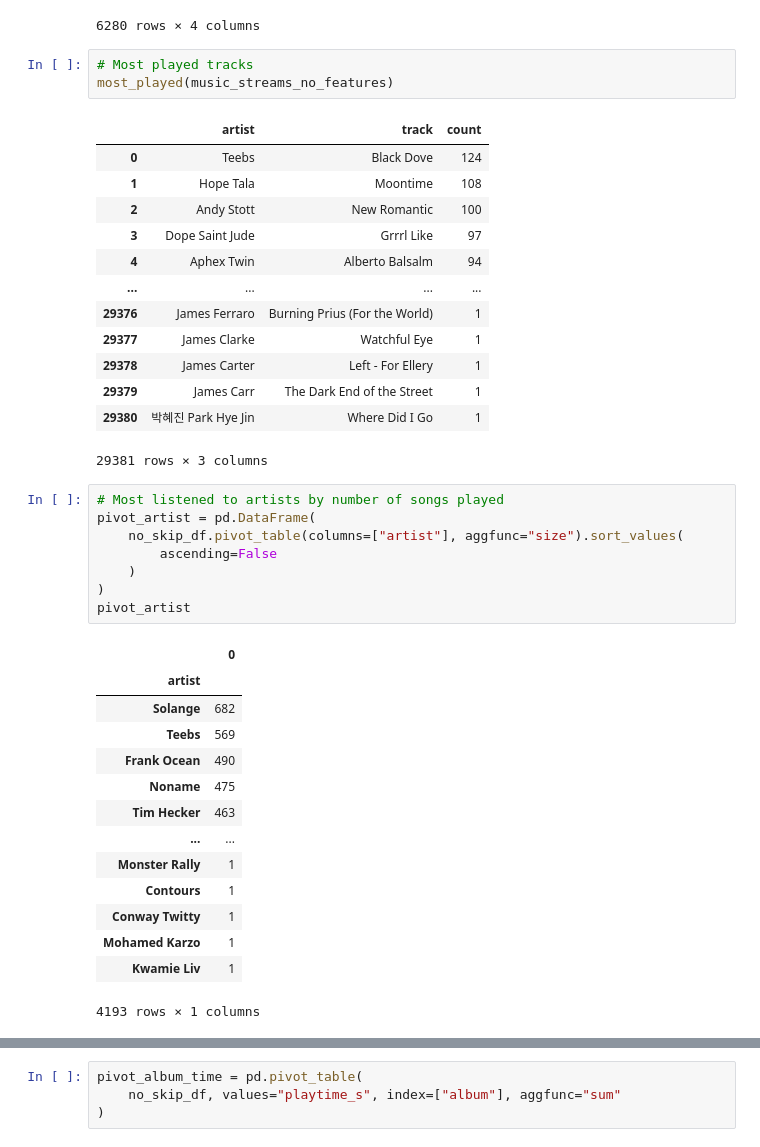
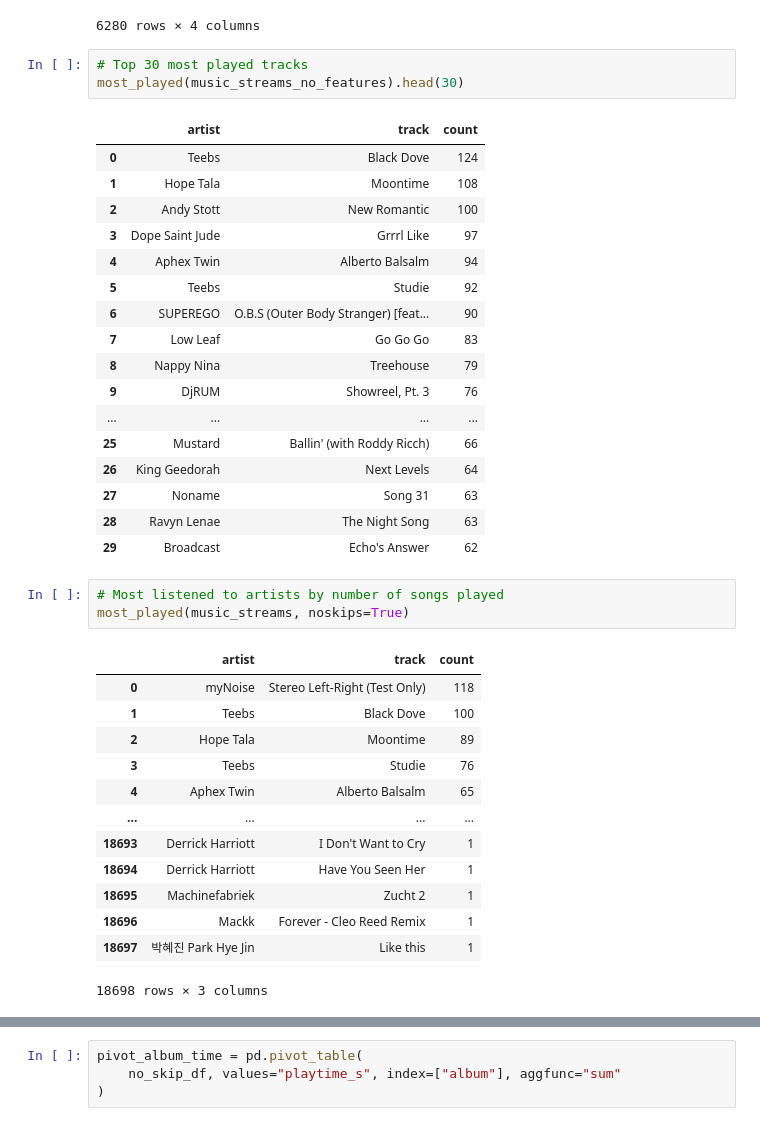
Before and after one commit to mmmuir/CL_DA2, a Jupyter notebook: ios_analysis.ipynb, the cells around one changed output, grey strips where cells are left out. Saved outputs shown, nothing was run; the diff lists cells and outputs as text.

```diff
--- a/ios_analysis.ipynb
+++ b/ios_analysis.ipynb
@@ -201,43 +201,41 @@ most_played(music_streams, noskips=True, years=[2022])
 | 6279 | "Weird Al" Yankovic | Amish Paradise (Parody of "Gangst... | 2022 | 1 |
 6280 rows × 4 columns
 # %%
-# Most played tracks
-most_played(music_streams_no_features)
+# Top 30 most played tracks
+most_played(music_streams_no_features).head(30)
 # %% [output]
 |  | artist | track | count |
 | 0 | Teebs | Black Dove | 124 |
 | 1 | Hope Tala | Moontime | 108 |
 | 2 | Andy Stott | New Romantic | 100 |
 | 3 | Dope Saint Jude | Grrrl Like | 97 |
 | 4 | Aphex Twin | Alberto Balsalm | 94 |
+| 5 | Teebs | Studie | 92 |
+| 6 | SUPEREGO | O.B.S (Outer Body Stranger) [feat... | 90 |
+| 7 | Low Leaf | Go Go Go | 83 |
+| 8 | Nappy Nina | Treehouse | 79 |
+| 9 | DjRUM | Showreel, Pt. 3 | 76 |
 | ... | ... | ... | ... |
-| 29376 | James Ferraro | Burning Prius (For the World) | 1 |
-| 29377 | James Clarke | Watchful Eye | 1 |
-| 29378 | James Carter | Left - For Ellery | 1 |
-| 29379 | James Carr | The Dark End of the Street | 1 |
-| 29380 | 박혜진 Park Hye Jin | Where Did I Go | 1 |
+| 25 | Mustard | Ballin' (with Roddy Ricch) | 66 |
+| 26 | King Geedorah | Next Levels | 64 |
+| 27 | Noname | Song 31 | 63 |
+| 28 | Ravyn Lenae | The Night Song | 63 |
+| 29 | Broadcast | Echo's Answer | 62 |
-29381 rows × 3 columns
 # %%
 # Most listened to artists by number of songs played
-pivot_artist = pd.DataFrame(
-    no_skip_df.pivot_table(columns=["artist"], aggfunc="size").sort_values(
-        ascending=False
-    )
-)
-pivot_artist
+most_played(music_streams, noskips=True)
 # %% [output]
-|  | 0 |
-| artist |  |
-| Solange | 682 |
-| Teebs | 569 |
-| Frank Ocean | 490 |
-| Noname | 475 |
-| Tim Hecker | 463 |
-| ... | ... |
-| Monster Rally | 1 |
-| Contours | 1 |
-| Conway Twitty | 1 |
-| Mohamed Karzo | 1 |
-| Kwamie Liv | 1 |
+|  | artist | track | count |
+| 0 | myNoise | Stereo Left-Right (Test Only) | 118 |
+| 1 | Teebs | Black Dove | 100 |
+| 2 | Hope Tala | Moontime | 89 |
+| 3 | Teebs | Studie | 76 |
+| 4 | Aphex Twin | Alberto Balsalm | 65 |
+| ... | ... | ... | ... |
+| 18693 | Derrick Harriott | I Don't Want to Cry | 1 |
+| 18694 | Derrick Harriott | Have You Seen Her | 1 |
+| 18695 | Machinefabriek | Zucht 2 | 1 |
+| 18696 | Mackk | Forever - Cleo Reed Remix | 1 |
+| 18697 | 박혜진 Park Hye Jin | Like this | 1 |
-4193 rows × 1 columns
+18698 rows × 3 columns
 # %%
```
Also changed, not shown: parts of 1 cell of this notebook, 1 other file.
